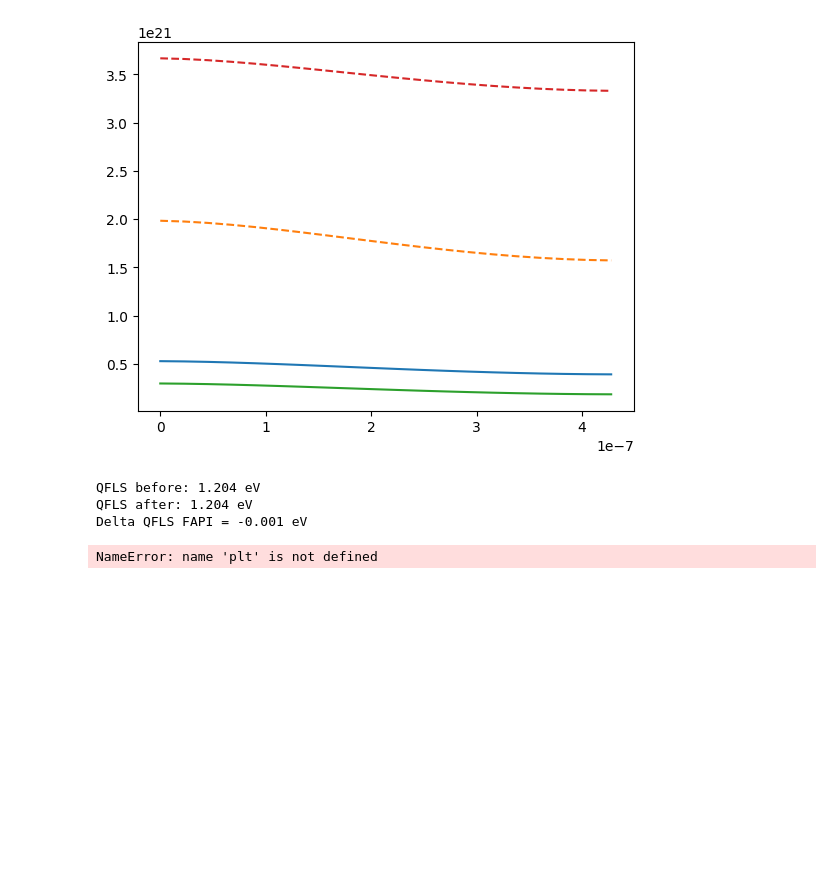
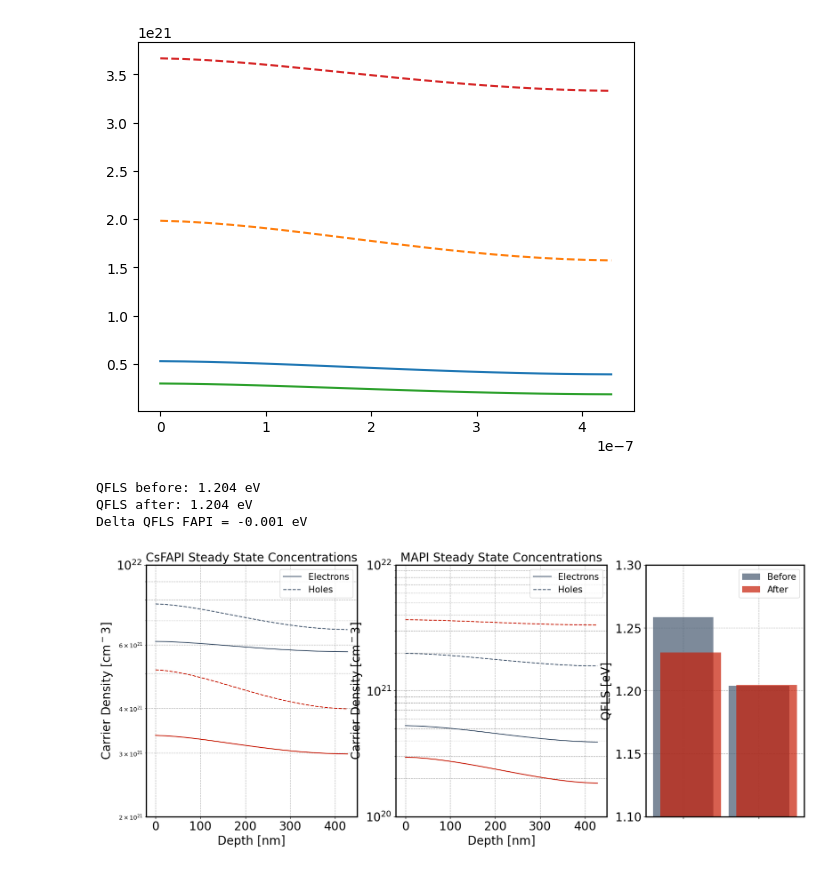
Before and after one commit to MaximSimmonds-HZB/MAPI-FAPI-fitting, a Jupyter notebook: FAPI-Fits-wDiffusion-shortened.ipynb, the cells around one changed output. Cells and saved outputs as stored; diff of their text form; code cells hidden in the pictures; blank space fills up the shorter version.

```diff
--- a/FAPI-Fits-wDiffusion-shortened.ipynb
+++ b/FAPI-Fits-wDiffusion-shortened.ipynb
@@ -2172,10 +2170,10 @@ trPLs.Q2_colors[3]
 from matplotlib.ticker import MultipleLocator
 from matplotlib.gridspec import GridSpec
 
-fig, ax = plt.subplots(1, 3,figsize = (20, 7.7),width_ratios=[2, 2,1])
+fig, ax = plt.subplots(1, 3,figsize = (20, 7.7),width_ratios=[2,2,1.5])
 
-gs = GridSpec(1, 3, )
-
+axis_fontsize = 29
+axisTicks_fontsize = 20
 
 ax[0].plot(450*np.arange(len(SteadyState[-1][0, :, -1]))/20, SteadyState[-1][0, :, -1], color = trPLs.B2_colors[3], label = "Electrons")
 ax[0].plot(450*np.arange(len(SteadyState[-1][1, :, -1]))/20, SteadyState[-1][1, :, -1], linestyle = '--', color = trPLs.B2_colors[3], label = "Holes")
@@ -2198,34 +2196,33 @@ ax[2].bar(2, QFLSMAPI, alpha=0.7,color = trPLs.B2_colors[3])
 ax[2].bar(2.1, QFLS2MAPI, alpha=0.7, color=trPLs.Q2_colors[3])
 ax[2].set_ylim([1.1, 1.3])
 ax[2].set_yticks(ax[2].get_yticks()[::2])
 ax[2].set_xticklabels([])
 ax[2].set_ylabel("QFLS [eV]", size=axisTicks_fontsize)
 
 
 for i, a in enumerate(ax):
     if(i<2):
         a.set_yscale("log")
         a.set_xscale("linear")
         a.set_xlabel("Depth [nm]", size=axisTicks_fontsize)
         a.set_ylabel("Carrier Density [cm${^-3}$]", size=axisTicks_fontsize)
 
 
-    axis_fontsize = 29
-    axisTicks_fontsize = 20
+
     a.legend(fontsize = 15)
     a.tick_params(axis='x', labelsize=axisTicks_fontsize)
     a.tick_params(axis='y', labelsize=axisTicks_fontsize)
     a.grid(visible = True, which = 'both', linestyle = '--')
 
     w_frame = 2
     a.spines["bottom"].set_linewidth(w_frame)
     a.spines["top"].set_linewidth(w_frame)
     a.spines["left"].set_linewidth(w_frame)
     a.spines["right"].set_linewidth(w_frame)
 
 
     a.set_axisbelow(True)
 
-#fig.savefig("QFLS-Results.svg", )
+fig.savefig("QFLS-Results.svg", bbox_inches="tight")
 # %% [output]
-NameError: name 'plt' is not defined
+[figure, added]
```
Also changed, not shown: parts of 1 cell of this notebook, 1 other file.
